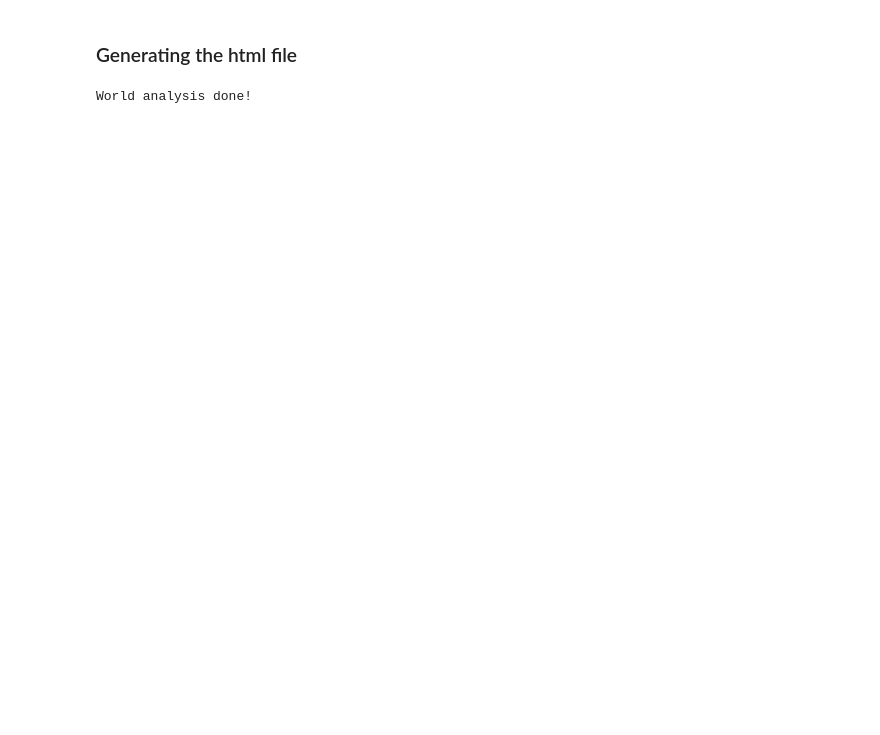
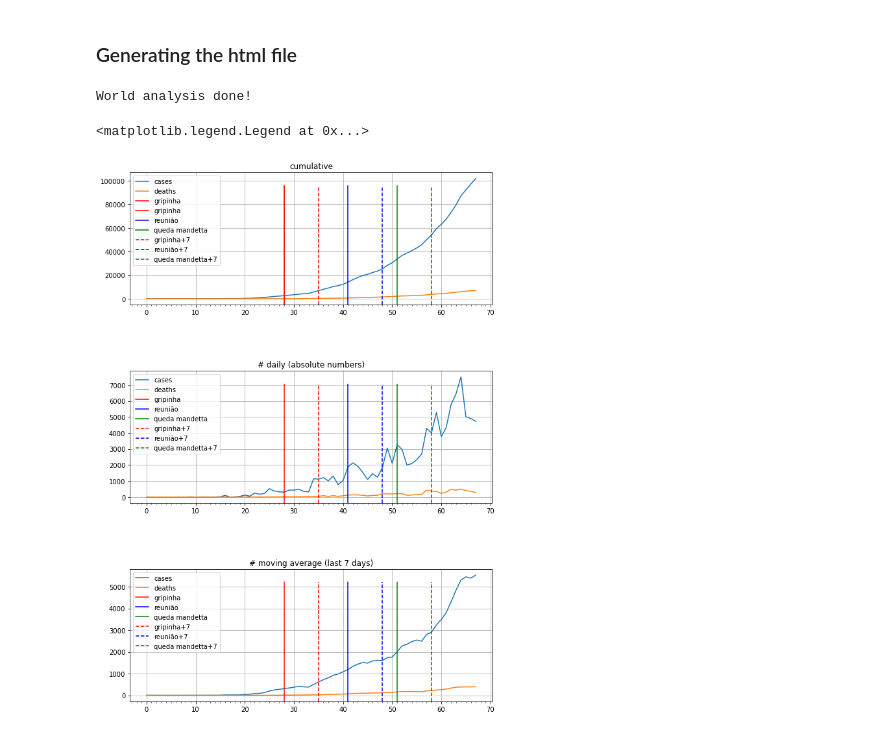
Before and after one commit to rafaelcastellar/coronavirus, a Jupyter notebook: notebooks/analysis.ipynb, the cells around one changed output. Drawn from its saved outputs; the diff is of its cells as text; code cells hidden in the pictures; blank space fills up the shorter version.

```diff
--- a/notebooks/analysis.ipynb
+++ b/notebooks/analysis.ipynb
@@ -377,3 +377,67 @@ f.close()
 print('World analysis done!')
 # %% [output]
 World analysis done!
+# %%
+from matplotlib.ticker import (MultipleLocator, FormatStrFormatter,
+                               AutoMinorLocator)
+
+df_br = df[df['country']=='Brazil']
+
+df_br.reset_index(0, inplace=True)
+
+x = df_br.index
+gripinha = df_br.loc[df_br.date == '2020-03-24'].index[0]+1
+reuniao = df_br.loc[df_br.date == '2020-04-06'].index[0]+1
+demissao = df_br.loc[df_br.date == '2020-04-16'].index[0]+1
+
+fig, (ax1, ax2, ax3) = plt.subplots(3, figsize=(10,15))
+# fig.suptitle('Predicted for ' + df_br.country[0] + ' on ' + today + ' day('+ str(corte) +') ' + ' for the next ' + str(daysToPredict) + ' days')
+fig.subplots_adjust(hspace = 0.5)
+ax1.set_title('cumulative')
+ax1.plot(x, df_br['cases'], label = 'cases')#, linewidths = 0.01)
+ax1.plot(x, df_br['deaths'], label = 'deaths')
+ax1.grid()
+ax1.axvline(x=gripinha, ymin=0, ymax=0.9, color = 'red', label = 'gripinha')
+ax1.axvline(x=gripinha, ymin=0, ymax=0.9, color = 'red', label = 'gripinha')
+ax1.axvline(x=reuniao, ymin=0, ymax=0.9, color = 'blue', label = 'reunião')
+ax1.axvline(x=demissao, ymin=0, ymax=0.9, color = 'green', label = 'queda mandetta')
+ax1.axvline(x=gripinha+7, ymin=0, ymax=0.9, color = 'red', linestyle = '--',label = 'gripinha+7')
+ax1.axvline(x=reuniao+7, ymin=0, ymax=0.9, color = 'blue', linestyle = '--', label = 'reunião+7')
+ax1.axvline(x=demissao+7, ymin=0, ymax=0.9, color = 'green', linestyle = '--', label = 'queda mandetta+7')
+ax1.xaxis.set_minor_locator(MultipleLocator(1))
+ax1.legend()
+
+ax2.set_title('# daily (absolute numbers)')
+ax2.plot(x, df_br['case_day'], label = 'cases')
+ax2.plot(x, df_br['death_day'], label = 'deaths')
+ax2.grid()
+ax2.axvline(x=gripinha, ymin=0, ymax=0.9, color = 'red', label = 'gripinha')
+ax2.axvline(x=reuniao, ymin=0, ymax=0.9, color = 'blue', label = 'reunião')
+ax2.axvline(x=demissao, ymin=0, ymax=0.9, color = 'green', label = 'queda mandetta')
+ax2.axvline(x=gripinha+7, ymin=0, ymax=0.9, color = 'red', linestyle = '--',label = 'gripinha+7')
+ax2.axvline(x=reuniao+7, ymin=0, ymax=0.9, color = 'blue', linestyle = '--', label = 'reunião+7')
+ax2.axvline(x=demissao+7, ymin=0, ymax=0.9, color = 'green', linestyle = '--', label = 'queda mandetta+7')
+ax2.xaxis.set_minor_locator(MultipleLocator(1))
+ax2.legend()
+
+avg7_cases_million = df_br['case_day'].rolling(window=7).mean().replace([np.inf, -np.inf], 0).replace([np.nan], 0).astype('int')
+avg7_death_million = df_br['death_day'].rolling(window=7).mean().replace([np.inf, -np.inf], 0).replace([np.nan], 0).astype('int')
+
+ax3.set_title('# moving average (last 7 days)')
+ax3.plot(x, avg7_cases_million, label = 'cases')
+ax3.plot(x, avg7_death_million, label = 'deaths')
+ax3.grid()
+
+ax3.axvline(x=gripinha, ymin=0, ymax=0.9, color = 'red', label = 'gripinha')
+ax3.axvline(x=reuniao, ymin=0, ymax=0.9, color = 'blue', label = 'reunião')
+ax3.axvline(x=demissao, ymin=0, ymax=0.9, color = 'green', label = 'queda mandetta')
+ax3.axvline(x=gripinha+7, ymin=0, ymax=0.9, color = 'red', linestyle = '--',label = 'gripinha+7')
+ax3.axvline(x=reuniao+7, ymin=0, ymax=0.9, color = 'blue', linestyle = '--', label = 'reunião+7')
+ax3.axvline(x=demissao+7, ymin=0, ymax=0.9, color = 'green', linestyle = '--', label = 'queda mandetta+7')
+ax3.xaxis.set_minor_locator(MultipleLocator(1))
+ax3.legend()
+
+# plt.savefig('../predictions/brazil_predictions.png')
+# %% [output]
+<matplotlib.legend.Legend at 0x...>
+[figure, added]
```
Also changed, not shown: parts of 8 cells of this notebook, 53 other files.
